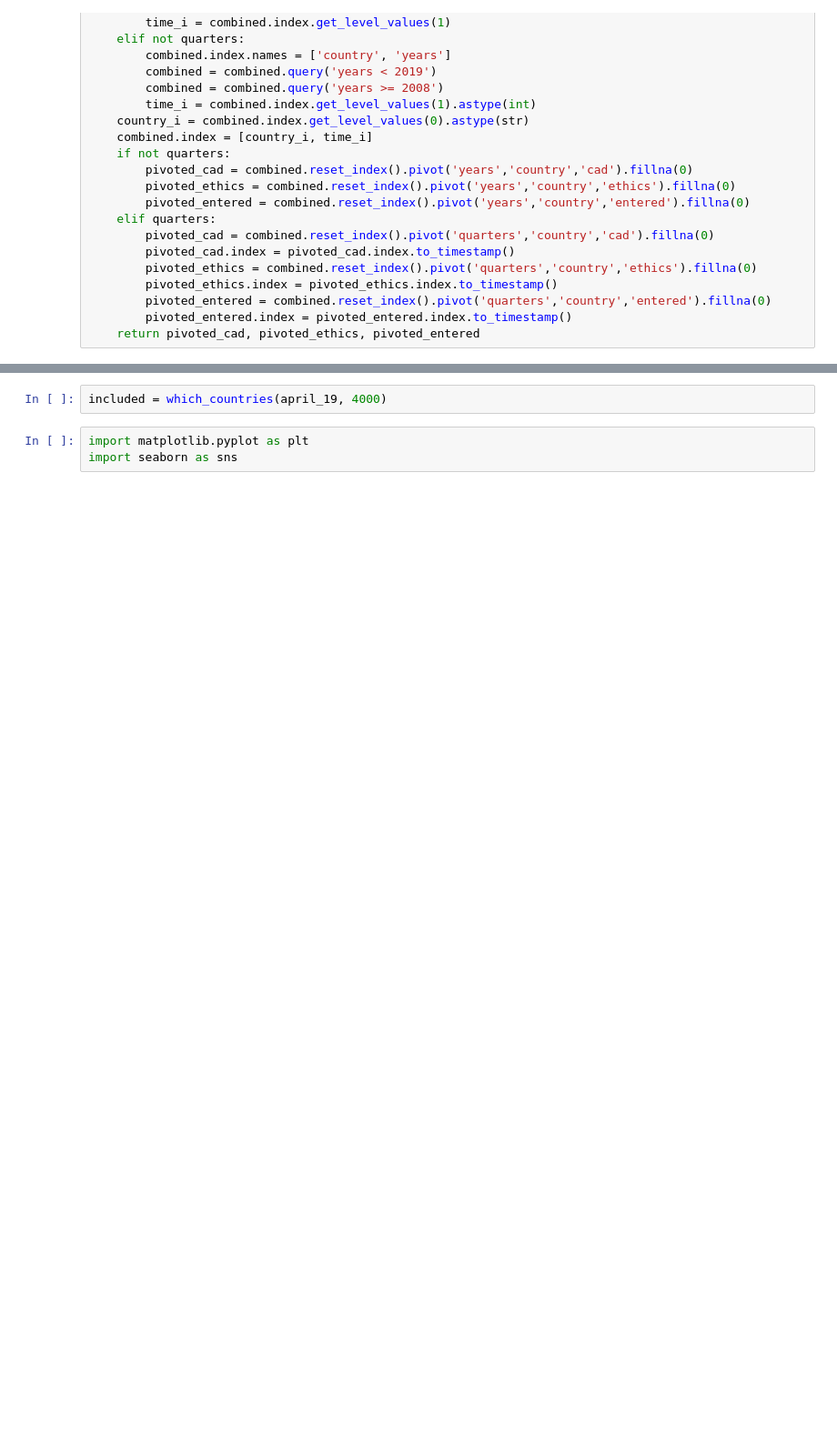
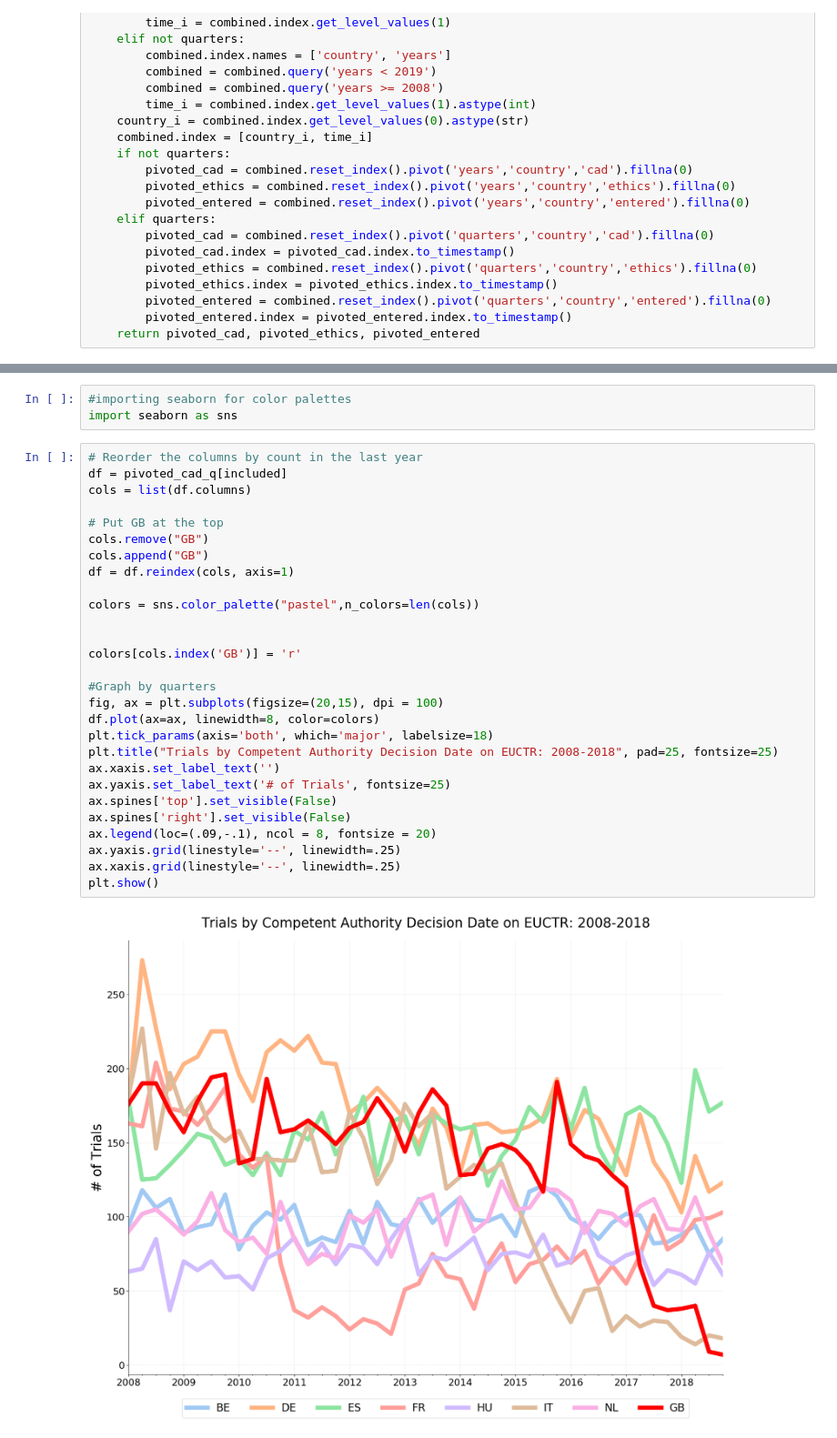
Before and after one commit to ebmdatalab/euctr_country_level_analysis, a Jupyter notebook: EUCTR Trends/Time Trends_neat.ipynb, the cells around one changed output, grey strips where cells are left out. Shown at 91% size. Cells and saved outputs as stored; diff of their text form; blank space fills up the shorter version.

```diff
--- a/EUCTR Trends/Time Trends_neat.ipynb
+++ b/EUCTR Trends/Time Trends_neat.ipynb
@@ -137,7 +143,35 @@ def which_countries(data, total_trials, greater_than=True, thrd_filter = True):
-# %%
-included = which_countries(april_19, 4000)
-# %%
-import matplotlib.pyplot as plt
-import seaborn as sns
+# %%
+#importing seaborn for color palettes
+import seaborn as sns
+# %%
+# Reorder the columns by count in the last year
+df = pivoted_cad_q[included]
+cols = list(df.columns)
+
+# Put GB at the top
+cols.remove("GB")
+cols.append("GB")
+df = df.reindex(cols, axis=1)
+
+colors = sns.color_palette("pastel",n_colors=len(cols))
+
+
+colors[cols.index('GB')] = 'r'
+
+#Graph by quarters
+fig, ax = plt.subplots(figsize=(20,15), dpi = 100)
+df.plot(ax=ax, linewidth=8, color=colors)
+plt.tick_params(axis='both', which='major', labelsize=18)
+plt.title("Trials by Competent Authority Decision Date on EUCTR: 2008-2018", pad=25, fontsize=25)
+ax.xaxis.set_label_text('')
+ax.yaxis.set_label_text('# of Trials', fontsize=25)
+ax.spines['top'].set_visible(False)
+ax.spines['right'].set_visible(False)
+ax.legend(loc=(.09,-.1), ncol = 8, fontsize = 20)
+ax.yaxis.grid(linestyle='--', linewidth=.25)
+ax.xaxis.grid(linestyle='--', linewidth=.25)
+plt.show()
+# %% [output]
+[figure, added]
 # %%
 # Reorder the columns by count in the last year
```
Also changed, not shown: parts of 23 cells of this notebook, 7 other files.
